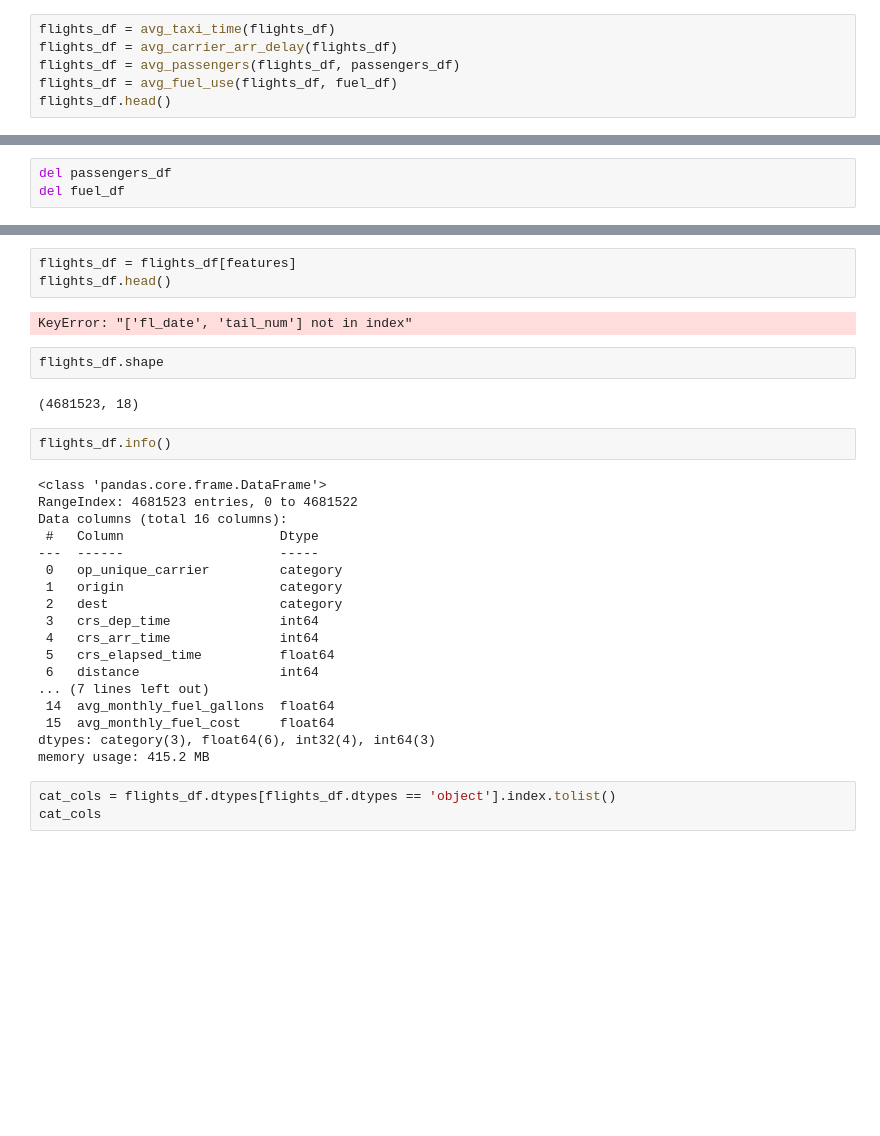
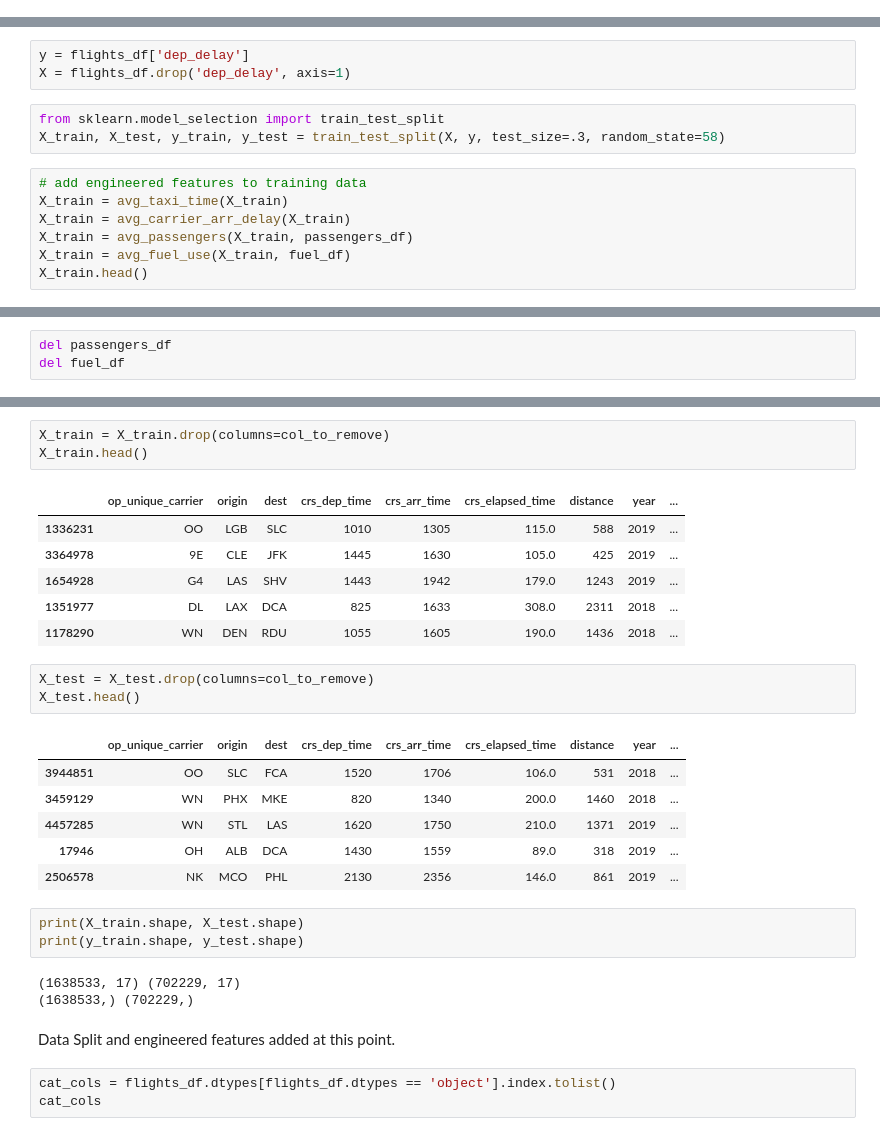
Before and after one commit to btmarsh6/mid-term-project-I, a Jupyter notebook: Ben_Model_Testing.ipynb, the cells around one changed output, grey strips where cells are left out. Drawn from its saved outputs; the diff is of its cells as text; blank space fills up the shorter version.

```diff
--- a/Ben_Model_Testing.ipynb
+++ b/Ben_Model_Testing.ipynb
@@ -27,9 +27,3 @@ passengers_df = clean_passengers_df('data/passengers.csv')
 fuel_df = clean_fuel_df('data/fuel_consumption.csv')
 # %% [markdown]
 ### Feature Selection/Engineering
-# %%
-flights_df = avg_taxi_time(flights_df)
-flights_df = avg_carrier_arr_delay(flights_df)
-flights_df = avg_passengers(flights_df, passengers_df)
-flights_df = avg_fuel_use(flights_df, fuel_df)
-flights_df.head()
@@ -43,0 +30,13 @@ flights_df.head()
+# %%
+y = flights_df['dep_delay']
+X = flights_df.drop('dep_delay', axis=1)
+# %%
+from sklearn.model_selection import train_test_split
+X_train, X_test, y_train, y_test = train_test_split(X, y, test_size=.3, random_state=58)
+# %%
+# add engineered features to training data
+X_train = avg_taxi_time(X_train)
+X_train = avg_carrier_arr_delay(X_train)
+X_train = avg_passengers(X_train, passengers_df)
+X_train = avg_fuel_use(X_train, fuel_df)
+X_train.head()
@@ -78,32 +83,31 @@ features
-# %%
-flights_df = flights_df[features]
-flights_df.head()
-# %% [output]
-KeyError: "['fl_date', 'tail_num'] not in index"
-# %%
-flights_df.shape
-# %% [output]
-(4681523, 18)
-# %%
-flights_df.info()
-# %% [output]
-<class 'pandas.core.frame.DataFrame'>
-RangeIndex: 4681523 entries, 0 to 4681522
-Data columns (total 16 columns):
- #   Column                    Dtype
----  ------                    -----
- 0   op_unique_carrier         category
- 1   origin                    category
- 2   dest                      category
- 3   crs_dep_time              int64
- 4   crs_arr_time              int64
- 5   crs_elapsed_time          float64
- 6   distance                  int64
-... (7 lines left out)
- 14  avg_monthly_fuel_gallons  float64
- 15  avg_monthly_fuel_cost     float64
-dtypes: category(3), float64(6), int32(4), int64(3)
-memory usage: 415.2 MB
+# %%
+X_train = X_train.drop(columns=col_to_remove)
+X_train.head()
+# %% [output]
+|  | op_unique_carrier | origin | dest | crs_dep_time | crs_arr_time | crs_elapsed_time | distance | year | ... |
+| 1336231 | OO | LGB | SLC | 1010 | 1305 | 115.0 | 588 | 2019 | ... |
+| 3364978 | 9E | CLE | JFK | 1445 | 1630 | 105.0 | 425 | 2019 | ... |
+| 1654928 | G4 | LAS | SHV | 1443 | 1942 | 179.0 | 1243 | 2019 | ... |
+| 1351977 | DL | LAX | DCA | 825 | 1633 | 308.0 | 2311 | 2018 | ... |
+| 1178290 | WN | DEN | RDU | 1055 | 1605 | 190.0 | 1436 | 2018 | ... |
+# %%
+X_test = X_test.drop(columns=col_to_remove)
+X_test.head()
+# %% [output]
+|  | op_unique_carrier | origin | dest | crs_dep_time | crs_arr_time | crs_elapsed_time | distance | year | ... |
+| 3944851 | OO | SLC | FCA | 1520 | 1706 | 106.0 | 531 | 2018 | ... |
+| 3459129 | WN | PHX | MKE | 820 | 1340 | 200.0 | 1460 | 2018 | ... |
+| 4457285 | WN | STL | LAS | 1620 | 1750 | 210.0 | 1371 | 2019 | ... |
+| 17946 | OH | ALB | DCA | 1430 | 1559 | 89.0 | 318 | 2019 | ... |
+| 2506578 | NK | MCO | PHL | 2130 | 2356 | 146.0 | 861 | 2019 | ... |
+# %%
+print(X_train.shape, X_test.shape)
+print(y_train.shape, y_test.shape)
+# %% [output]
+(1638533, 17) (702229, 17)
+(1638533,) (702229,)
+# %% [markdown]
+Data Split and engineered features added at this point.
 # %%
 cat_cols = flights_df.dtypes[flights_df.dtypes == 'object'].index.tolist()
 cat_cols
```
Also changed, not shown: parts of 32 cells of this notebook, 3 other files.
